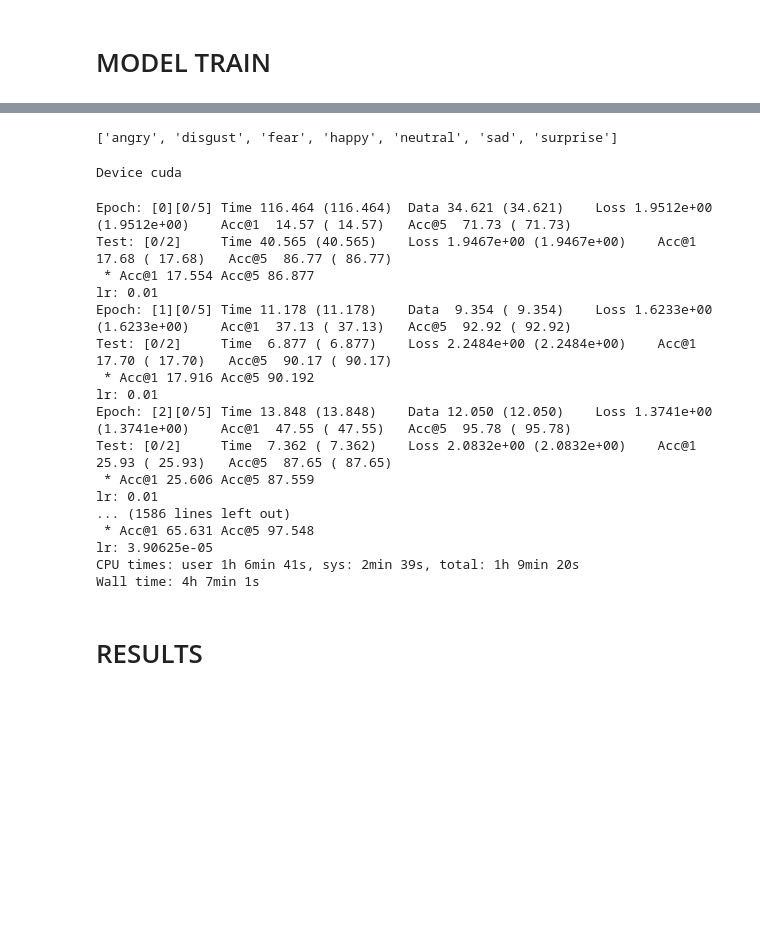
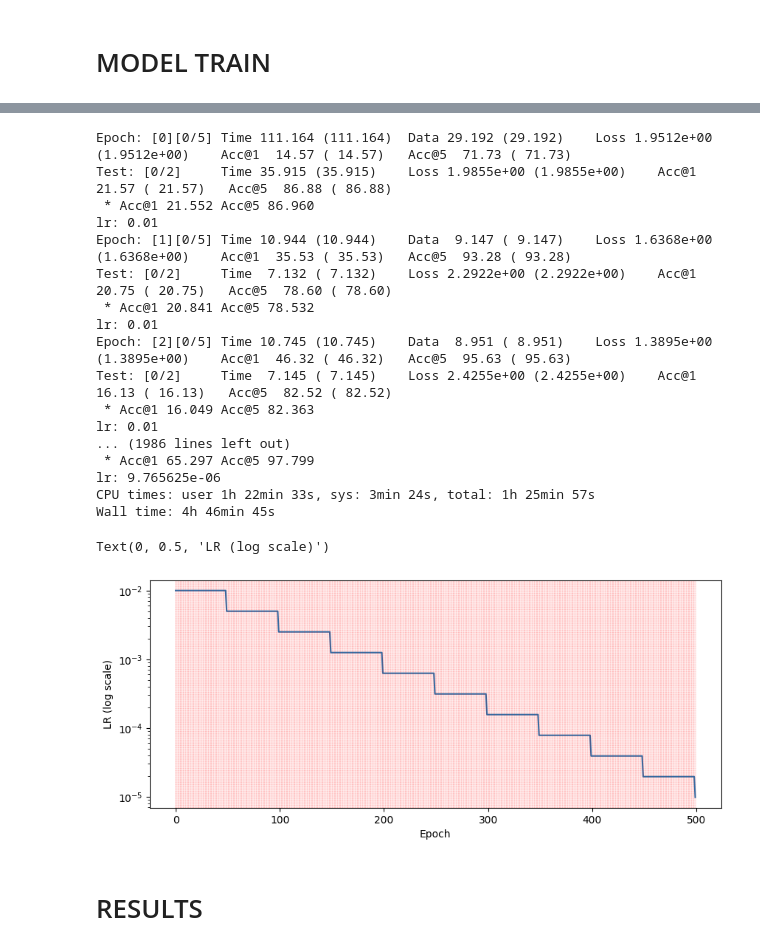
Before and after one commit to pparkitn/kaggle, a Jupyter notebook: faceemotion-fer-2013.ipynb, the cells around one changed output, grey strips where cells are left out. Drawn from its saved outputs; the diff is of its cells as text; code cells hidden in the pictures; blank space fills up the shorter version.

```diff
--- a/faceemotion-fer-2013.ipynb
+++ b/faceemotion-fer-2013.ipynb
@@ -115,7 +104,7 @@ while counter < 5:
 GPU=0
 SEED=1
 ARCH = 'resnet50'
-EPOCHS = 400
+EPOCHS = 500
 START_EPOCH = 0
 LR = 0.01
 MOMENTUM = 0.9
@@ -127,3 +116,8 @@ VAL_BATCH=TRAIN_BATCH
 WORKERS=2
 use_autocast = True
 LR_EPOCH_DROP = 50
+
+random.seed(SEED)
+torch.manual_seed(SEED)
+cudnn.deterministic = False
+cudnn.benchmark = True
@@ -325,13 +308,8 @@ val_loader = torch.utils.data.DataLoader(
-# %%
-print(train_loader.dataset.classes)
-# %% [output]
-['angry', 'disgust', 'fear', 'happy', 'neutral', 'sad', 'surprise']
 # %%
 NUM_CLASSES = 7
 
 # Setup device agnostic code
 device = "cuda" if torch.cuda.is_available() else "cpu"
-print("Device",str(device))
 
 model = timm.create_model(ARCH, pretrained = True, num_classes=NUM_CLASSES)
 model = model.to(device)
@@ -344,8 +322,6 @@ optimizer = torch.optim.Adam(model.parameters(), lr=LR)
 scheduler = timm.scheduler.StepLRScheduler(optimizer, decay_t = LR_EPOCH_DROP, decay_rate=WEIGHT_DECAY)
 
 n_steps = len(train_loader.dataset)
-# %% [output]
-Device cuda
 # %%
 def get_lr(optimizer):
     for param_group in optimizer.param_groups:
@@ -382,22 +358,32 @@ for epoch in range(START_EPOCH, EPOCHS):
     lrls.append(lr_rate)
     print('lr: ' + str(lr_rate))
 # %% [output]
-Epoch: [0][0/5] Time 116.464 (116.464)  Data 34.621 (34.621)    Loss 1.9512e+00 (1.9512e+00)    Acc@1  14.57 ( 14.57)   Acc@5  71.73 ( 71.73)
-Test: [0/2]     Time 40.565 (40.565)    Loss 1.9467e+00 (1.9467e+00)    Acc@1  17.68 ( 17.68)   Acc@5  86.77 ( 86.77)
- * Acc@1 17.554 Acc@5 86.877
+Epoch: [0][0/5] Time 111.164 (111.164)  Data 29.192 (29.192)    Loss 1.9512e+00 (1.9512e+00)    Acc@1  14.57 ( 14.57)   Acc@5  71.73 ( 71.73)
+Test: [0/2]     Time 35.915 (35.915)    Loss 1.9855e+00 (1.9855e+00)    Acc@1  21.57 ( 21.57)   Acc@5  86.88 ( 86.88)
+ * Acc@1 21.552 Acc@5 86.960
 lr: 0.01
-Epoch: [1][0/5] Time 11.178 (11.178)    Data  9.354 ( 9.354)    Loss 1.6233e+00 (1.6233e+00)    Acc@1  37.13 ( 37.13)   Acc@5  92.92 ( 92.92)
-Test: [0/2]     Time  6.877 ( 6.877)    Loss 2.2484e+00 (2.2484e+00)    Acc@1  17.70 ( 17.70)   Acc@5  90.17 ( 90.17)
- * Acc@1 17.916 Acc@5 90.192
+Epoch: [1][0/5] Time 10.944 (10.944)    Data  9.147 ( 9.147)    Loss 1.6368e+00 (1.6368e+00)    Acc@1  35.53 ( 35.53)   Acc@5  93.28 ( 93.28)
+Test: [0/2]     Time  7.132 ( 7.132)    Loss 2.2922e+00 (2.2922e+00)    Acc@1  20.75 ( 20.75)   Acc@5  78.60 ( 78.60)
+ * Acc@1 20.841 Acc@5 78.532
 lr: 0.01
-Epoch: [2][0/5] Time 13.848 (13.848)    Data 12.050 (12.050)    Loss 1.3741e+00 (1.3741e+00)    Acc@1  47.55 ( 47.55)   Acc@5  95.78 ( 95.78)
-Test: [0/2]     Time  7.362 ( 7.362)    Loss 2.0832e+00 (2.0832e+00)    Acc@1  25.93 ( 25.93)   Acc@5  87.65 ( 87.65)
- * Acc@1 25.606 Acc@5 87.559
+Epoch: [2][0/5] Time 10.745 (10.745)    Data  8.951 ( 8.951)    Loss 1.3895e+00 (1.3895e+00)    Acc@1  46.32 ( 46.32)   Acc@5  95.63 ( 95.63)
+Test: [0/2]     Time  7.145 ( 7.145)    Loss 2.4255e+00 (2.4255e+00)    Acc@1  16.13 ( 16.13)   Acc@5  82.52 ( 82.52)
+ * Acc@1 16.049 Acc@5 82.363
 lr: 0.01
-... (1586 lines left out)
- * Acc@1 65.631 Acc@5 97.548
-lr: 3.90625e-05
-CPU times: user 1h 6min 41s, sys: 2min 39s, total: 1h 9min 20s
-Wall time: 4h 7min 1s
+... (1986 lines left out)
+ * Acc@1 65.297 Acc@5 97.799
+lr: 9.765625e-06
+CPU times: user 1h 22min 33s, sys: 3min 24s, total: 1h 25min 57s
+Wall time: 4h 46min 45s
+# %%
+# Plot
+ax = pd.Series(lrls).plot(logy=True, figsize = (10, 4))
+for i in range(0,EPOCHS,1):
+    ax.axvline(i, linewidth=0.2, color='r', linestyle='--')
+ax.set_xlabel("Epoch")
+ax.set_ylabel("LR (log scale)")
+# %% [output]
+Text(0, 0.5, 'LR (log scale)')
+[figure, added]
 # %% [markdown]
 # RESULTS
```
Also changed, not shown: parts of 24 cells of this notebook.
